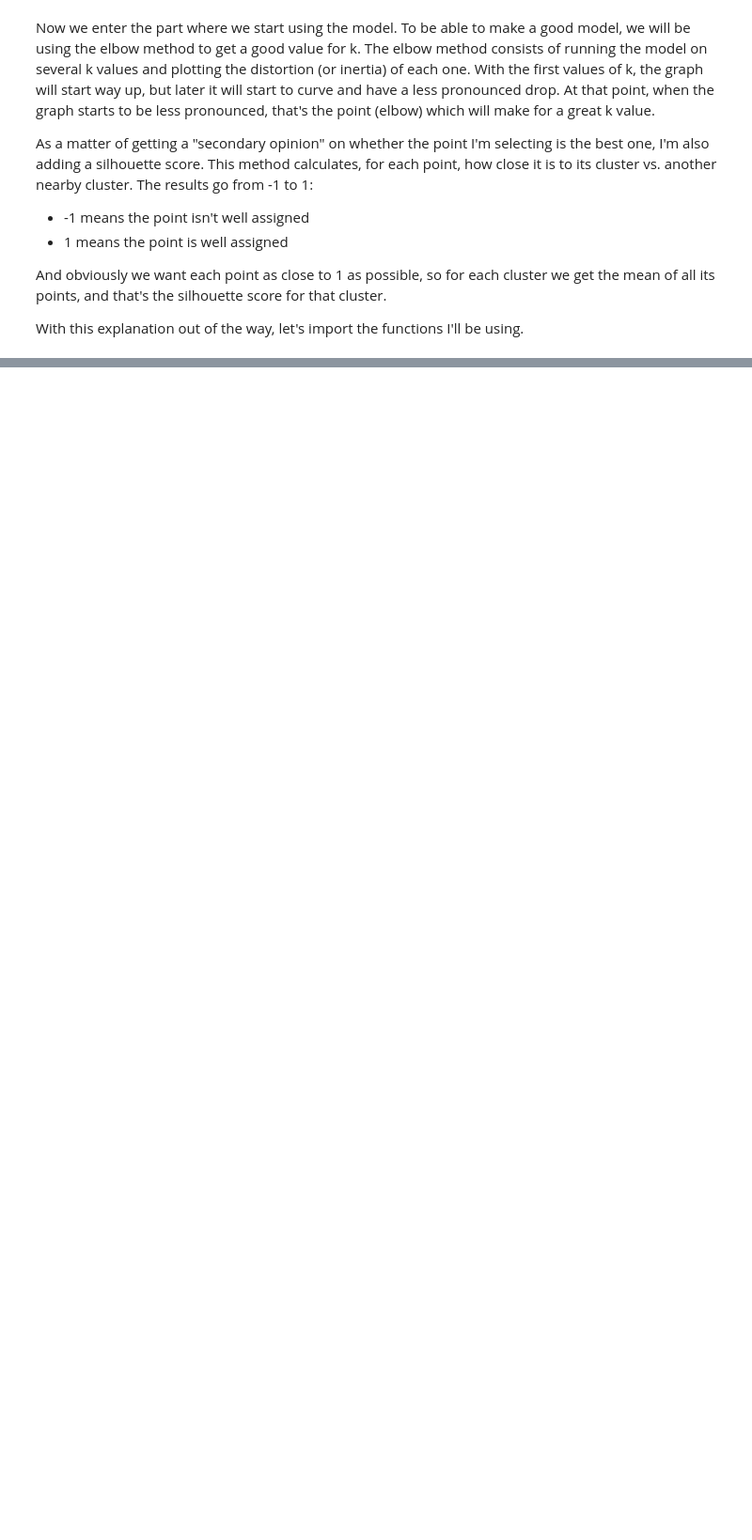
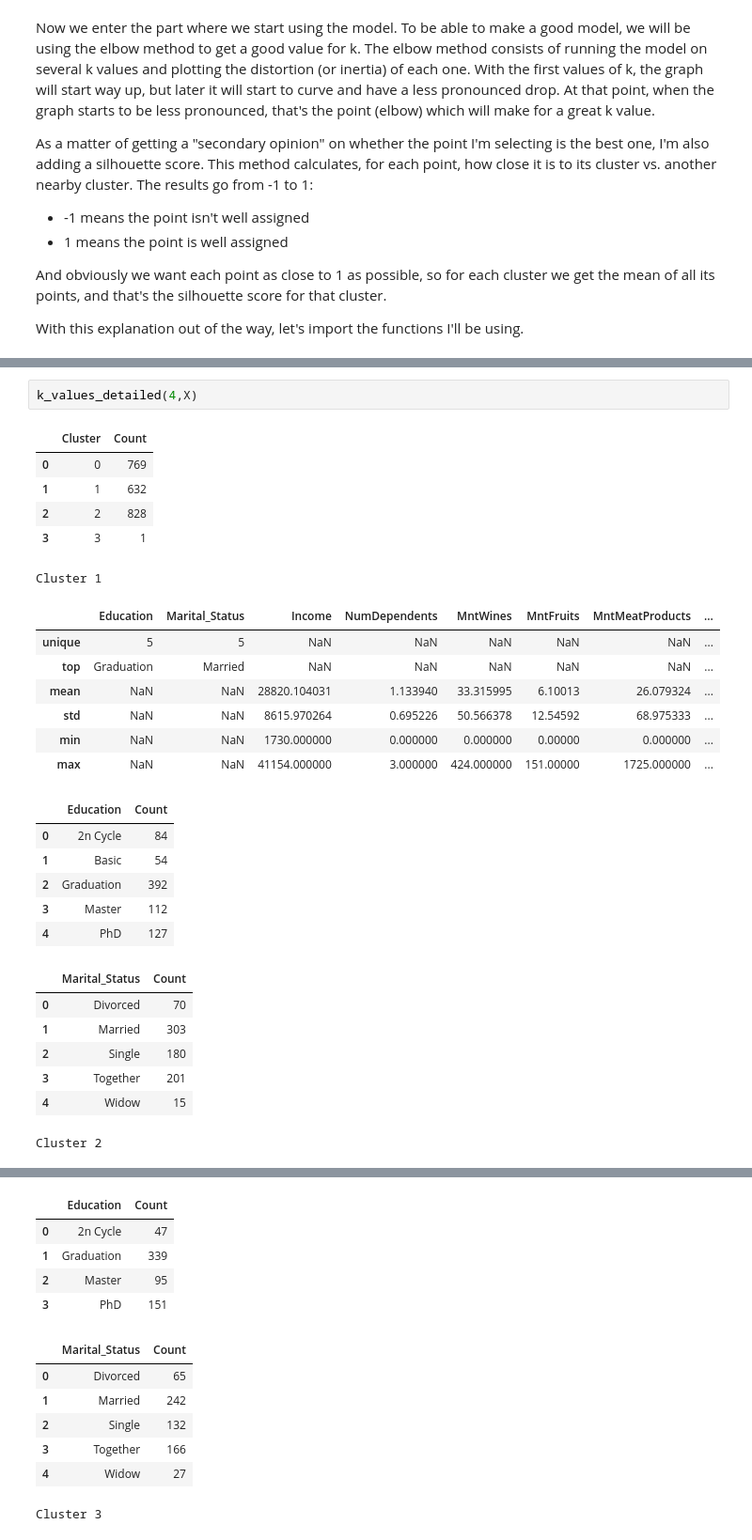
Before and after one commit to monci07/cpa-project, a Jupyter notebook: Notebook.ipynb, the cells around one changed output, grey strips where cells are left out. Shown at 94% size. Saved outputs shown, nothing was run; the diff lists cells and outputs as text; blank space fills up the shorter version.

```diff
--- a/Notebook.ipynb
+++ b/Notebook.ipynb
@@ -707,0 +695,29 @@ df[df['Cluster'] == 3][['Education', 'Cluster']].groupby('Education', as_index =
+# %%
+k_values_detailed(4,X)
+# %% [output]
+|  | Cluster | Count |
+| 0 | 0 | 769 |
+| 1 | 1 | 632 |
+| 2 | 2 | 828 |
+| 3 | 3 | 1 |
+Cluster 1
+|  | Education | Marital_Status | Income | NumDependents | MntWines | MntFruits | MntMeatProducts | ... |
+| unique | 5 | 5 | NaN | NaN | NaN | NaN | NaN | ... |
+| top | Graduation | Married | NaN | NaN | NaN | NaN | NaN | ... |
+| mean | NaN | NaN | 28820.104031 | 1.133940 | 33.315995 | 6.10013 | 26.079324 | ... |
+| std | NaN | NaN | 8615.970264 | 0.695226 | 50.566378 | 12.54592 | 68.975333 | ... |
+| min | NaN | NaN | 1730.000000 | 0.000000 | 0.000000 | 0.00000 | 0.000000 | ... |
+| max | NaN | NaN | 41154.000000 | 3.000000 | 424.000000 | 151.00000 | 1725.000000 | ... |
+|  | Education | Count |
+| 0 | 2n Cycle | 84 |
+| 1 | Basic | 54 |
+| 2 | Graduation | 392 |
+| 3 | Master | 112 |
+| 4 | PhD | 127 |
+|  | Marital_Status | Count |
+| 0 | Divorced | 70 |
+| 1 | Married | 303 |
+| 2 | Single | 180 |
+| 3 | Together | 201 |
+| 4 | Widow | 15 |
+Cluster 2
@@ -707,0 +731,12 @@ df[df['Cluster'] == 3][['Education', 'Cluster']].groupby('Education', as_index =
+|  | Education | Count |
+| 0 | 2n Cycle | 47 |
+| 1 | Graduation | 339 |
+| 2 | Master | 95 |
+| 3 | PhD | 151 |
+|  | Marital_Status | Count |
+| 0 | Divorced | 65 |
+| 1 | Married | 242 |
+| 2 | Single | 132 |
+| 3 | Together | 166 |
+| 4 | Widow | 27 |
+Cluster 3
```
Also changed, not shown: parts of 27 cells of this notebook.
